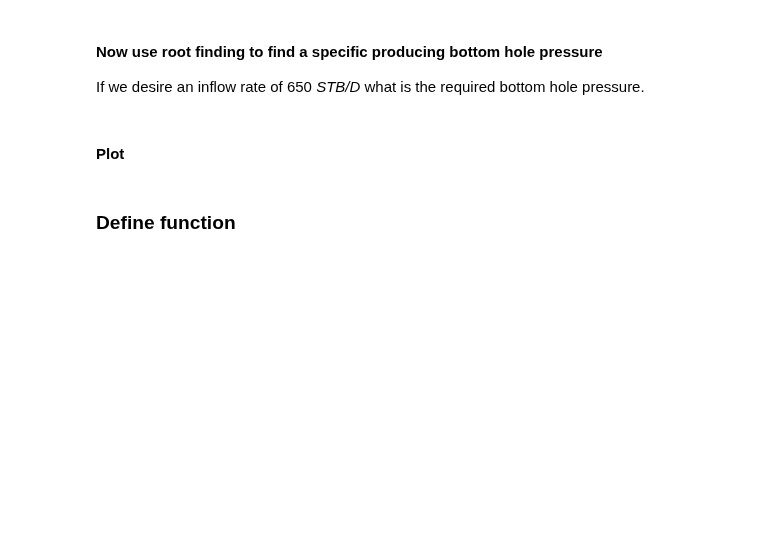
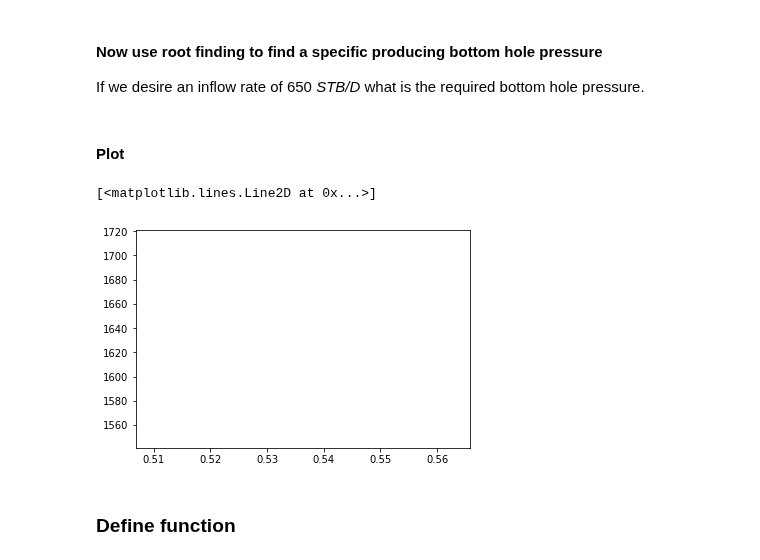
Before and after one commit to bkearse/Pete3061, a Jupyter notebook: PETE3061_Lab02_clean.ipynb, the cells around one changed output. Drawn from its saved outputs; the diff is of its cells as text; code cells hidden in the pictures; blank space fills up the shorter version.

```diff
--- a/PETE3061_Lab02_clean.ipynb
+++ b/PETE3061_Lab02_clean.ipynb
@@ -194,0 +204,4 @@ A well is producing from a reservoir having an average reservoir pressure of 2,3
+# %%
+pwf = 1631
+pr = 2300
+385/ expr
@@ -197,5 +216,11 @@ A well is producing from a reservoir having an average reservoir pressure of 2,3
 If we desire an inflow rate of 650 _STB/D_ what is the required bottom hole pressure.
 # %% [markdown]
 #### Plot
+# %%
+x = np.arange(-3,10,100)
+plt.plot(f(pwf),pwf)
+# %% [output]
+[<matplotlib.lines.Line2D at 0x...>]
+[figure, added]
 # %% [markdown]
 ### Define function
```
Also changed, not shown: parts of 16 cells of this notebook.
